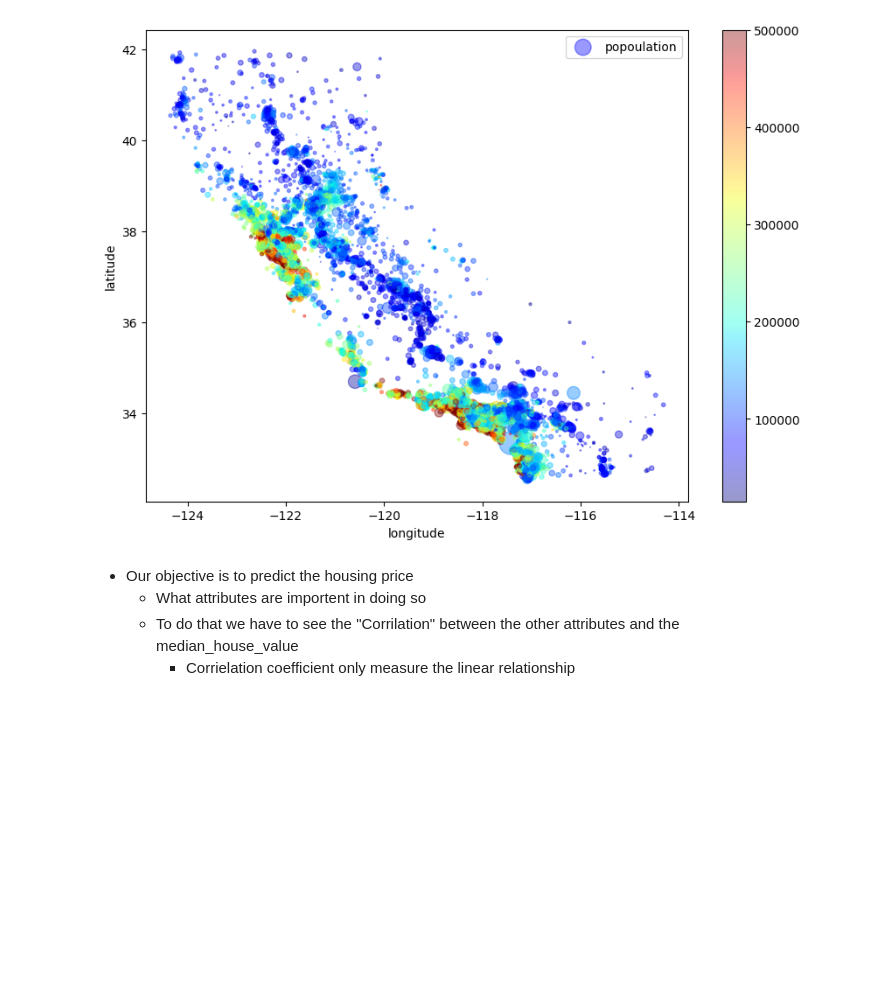
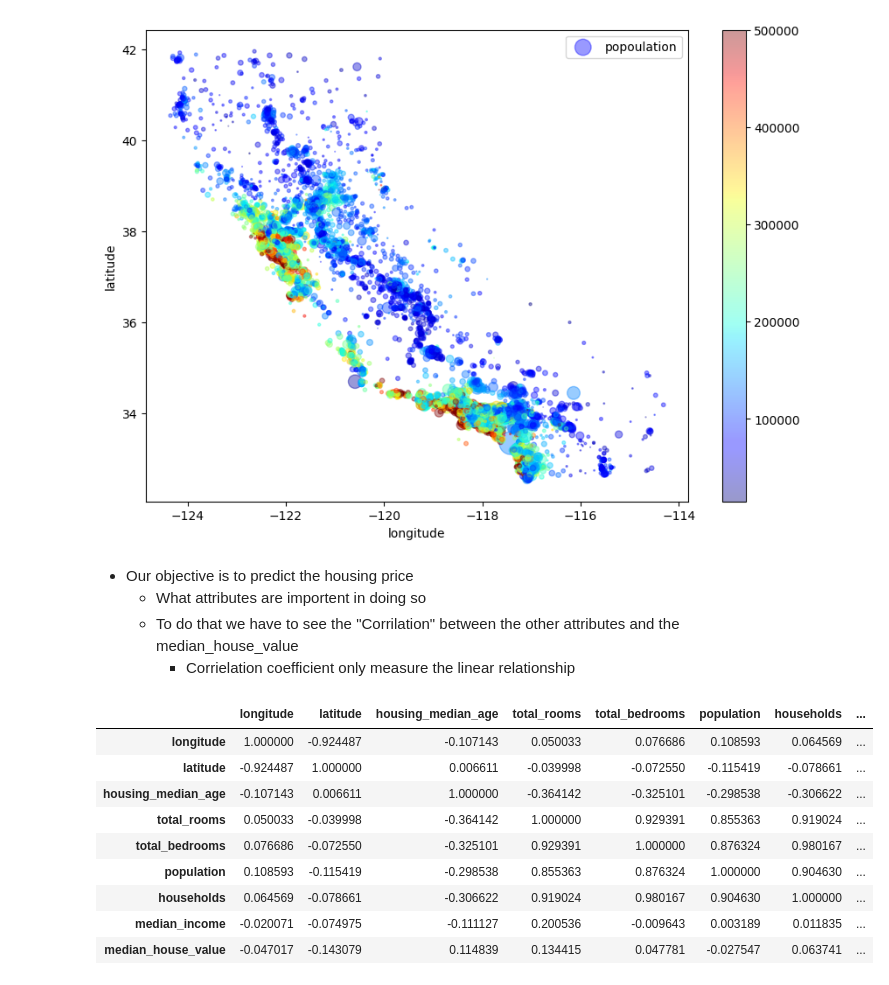
Before and after one commit to sandun7787/NearBay-Housing-Prediction, a Jupyter notebook: My_First_Code.ipynb, the cells around one changed output. Saved outputs shown, nothing was run; the diff lists cells and outputs as text; code cells hidden in the pictures; blank space fills up the shorter version.

```diff
--- a/My_First_Code.ipynb
+++ b/My_First_Code.ipynb
@@ -355,3 +355,33 @@ housing_tr.plot(kind="scatter",x="longitude",y="latitude",alpha=0.4,
     - What attributes are importent in doing so
     - To do that we have to see the "Corrilation" between the other attributes and the median_house_value
         - Corrielation coefficient only measure the linear relationship
+# %%
+import pandas as pd
+
+# Identify columns with non-numeric values
+non_numeric_columns = housing_tr.select_dtypes(include='object').columns.tolist()
+
+# Remove non-numeric columns
+numeric_housing_tr = housing_tr.drop(columns=non_numeric_columns)
+
+# Convert non-numeric values to NaN in the remaining numeric columns
+numeric_housing_tr = numeric_housing_tr.apply(pd.to_numeric, errors='coerce')
+
+# Drop rows with NaN values
+numeric_housing_tr = numeric_housing_tr.dropna()
+
+# Compute correlation matrix
+corr_matrix = numeric_housing_tr.corr()
+# %%
+corr_matrix
+# %% [output]
+|  | longitude | latitude | housing_median_age | total_rooms | total_bedrooms | population | households | ... |
+| longitude | 1.000000 | -0.924487 | -0.107143 | 0.050033 | 0.076686 | 0.108593 | 0.064569 | ... |
+| latitude | -0.924487 | 1.000000 | 0.006611 | -0.039998 | -0.072550 | -0.115419 | -0.078661 | ... |
+| housing_median_age | -0.107143 | 0.006611 | 1.000000 | -0.364142 | -0.325101 | -0.298538 | -0.306622 | ... |
+| total_rooms | 0.050033 | -0.039998 | -0.364142 | 1.000000 | 0.929391 | 0.855363 | 0.919024 | ... |
+| total_bedrooms | 0.076686 | -0.072550 | -0.325101 | 0.929391 | 1.000000 | 0.876324 | 0.980167 | ... |
+| population | 0.108593 | -0.115419 | -0.298538 | 0.855363 | 0.876324 | 1.000000 | 0.904630 | ... |
+| households | 0.064569 | -0.078661 | -0.306622 | 0.919024 | 0.980167 | 0.904630 | 1.000000 | ... |
+| median_income | -0.020071 | -0.074975 | -0.111127 | 0.200536 | -0.009643 | 0.003189 | 0.011835 | ... |
+| median_house_value | -0.047017 | -0.143079 | 0.114839 | 0.134415 | 0.047781 | -0.027547 | 0.063741 | ... |
```
Also changed, not shown: parts of 19 cells of this notebook.
